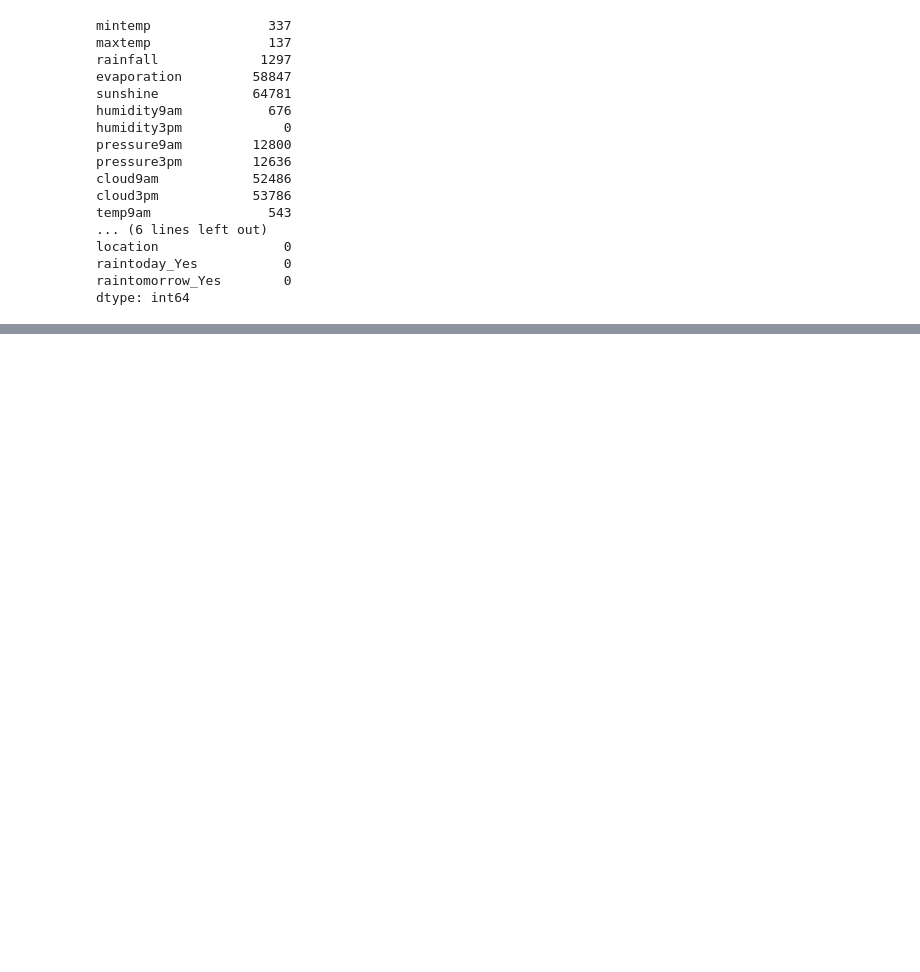
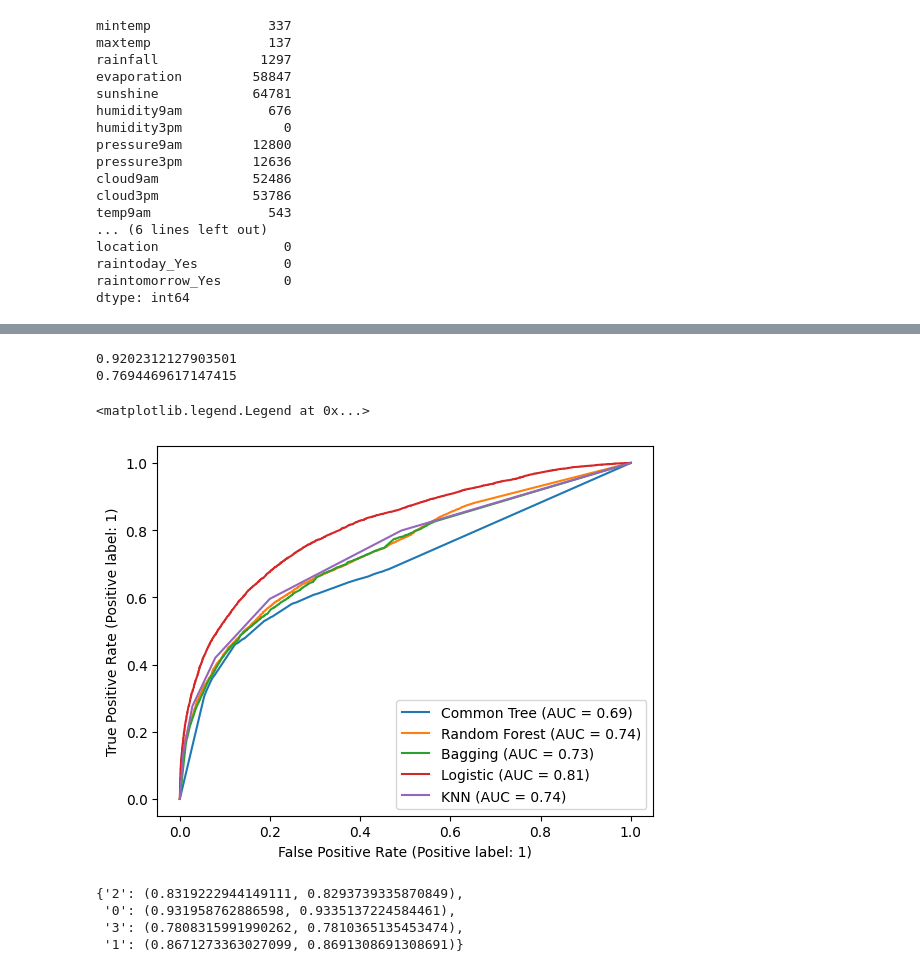
Before and after one commit to vdechen/Case_Itau, a Jupyter notebook: Case_Itau.ipynb, the cells around one changed output, grey strips where cells are left out. Cells and saved outputs as stored; diff of their text form; code cells hidden in the pictures; blank space fills up the shorter version.

```diff
--- a/Case_Itau.ipynb
+++ b/Case_Itau.ipynb
@@ -312,0 +264,50 @@ Index(['mintemp', 'maxtemp', 'rainfall', 'evaporation', 'sunshine',
+# %%
+# Modelo 4: ensemble
+
+# separação treino X teste
+
+X = norm_rain[['humidity3pm', 'humidity','raintoday_Yes', 'temp3pm']]
+y = norm_rain['raintomorrow_Yes']
+x_train, x_test, y_train, y_test = train_test_split(X, y, random_state = 42)
+
+# stacking
+
+forest = RandomForestClassifier()
+tree = DecisionTreeClassifier()
+knn = KNeighborsClassifier()
+logistic = LogisticRegression()
+bagging = BaggingClassifier()
+stacking = StackingClassifier(classifiers=[tree, forest, knn, bagging, logistic], meta_classifier=LogisticRegression(), use_probas=True, average_probas=True)
+stacking.fit(x_train, y_train)
+
+print(roc_auc_score(y_train,stacking.predict_proba(x_train)[:, 1]))
+print(roc_auc_score(y_test,stacking.predict_proba(x_test)[:, 1]))
+# roc auc score treino: 0.9202274856198922
+# roc auc score teste: 0.7695853218273887
+# %% [output]
+0.9202312127903501
+0.7694469617147415
+# %%
+curva = roc_curve(y_train,stacking.predict_proba(x_train)[:, 1])
+plot_curva = RocCurveDisplay(fpr = curva[0], tpr = curva[1])
+
+tree.fit(x_train, y_train)
+forest.fit(x_train, y_train)
+bagging.fit(x_train, y_train)
+logistic.fit(x_train, y_train)
+knn.fit(x_train, y_train)
+stacking.fit(x_train, y_train)
+
+fig, ax = plt.subplots()
+plot_curva.from_estimator(tree, x_test, y_test, name='Common Tree', ax=ax)
+plot_curva.from_estimator(forest, x_test, y_test, name='Random Forest', ax=ax)
+plot_curva.from_estimator(bagging, x_test, y_test, name='Bagging', ax=ax)
+plot_curva.from_estimator(logistic, x_test, y_test, name='Logistic', ax=ax)
+plot_curva.from_estimator(knn, x_test, y_test, name='KNN', ax=ax)
+fpr, tpr, thrs = roc_curve(y_test, stacking.predict_proba(x_test)[:, 1])
+plt.legend()
+
+# Melhor auc = regressão logística. Manutenção do modelo anterior.
+# %% [output]
+<matplotlib.legend.Legend at 0x...>
+[figure, added]
@@ -312,0 +350,7 @@ Index(['mintemp', 'maxtemp', 'rainfall', 'evaporation', 'sunshine',
+# %%
+dict_ac
+# %% [output]
+{'2': (0.8319222944149111, 0.8293739335870849),
+ '0': (0.931958762886598, 0.9335137224584461),
+ '3': (0.7808315991990262, 0.7810365135453474),
+ '1': (0.8671273363027099, 0.8691308691308691)}
```
Also changed, not shown: parts of 21 cells of this notebook, 4 other files.
